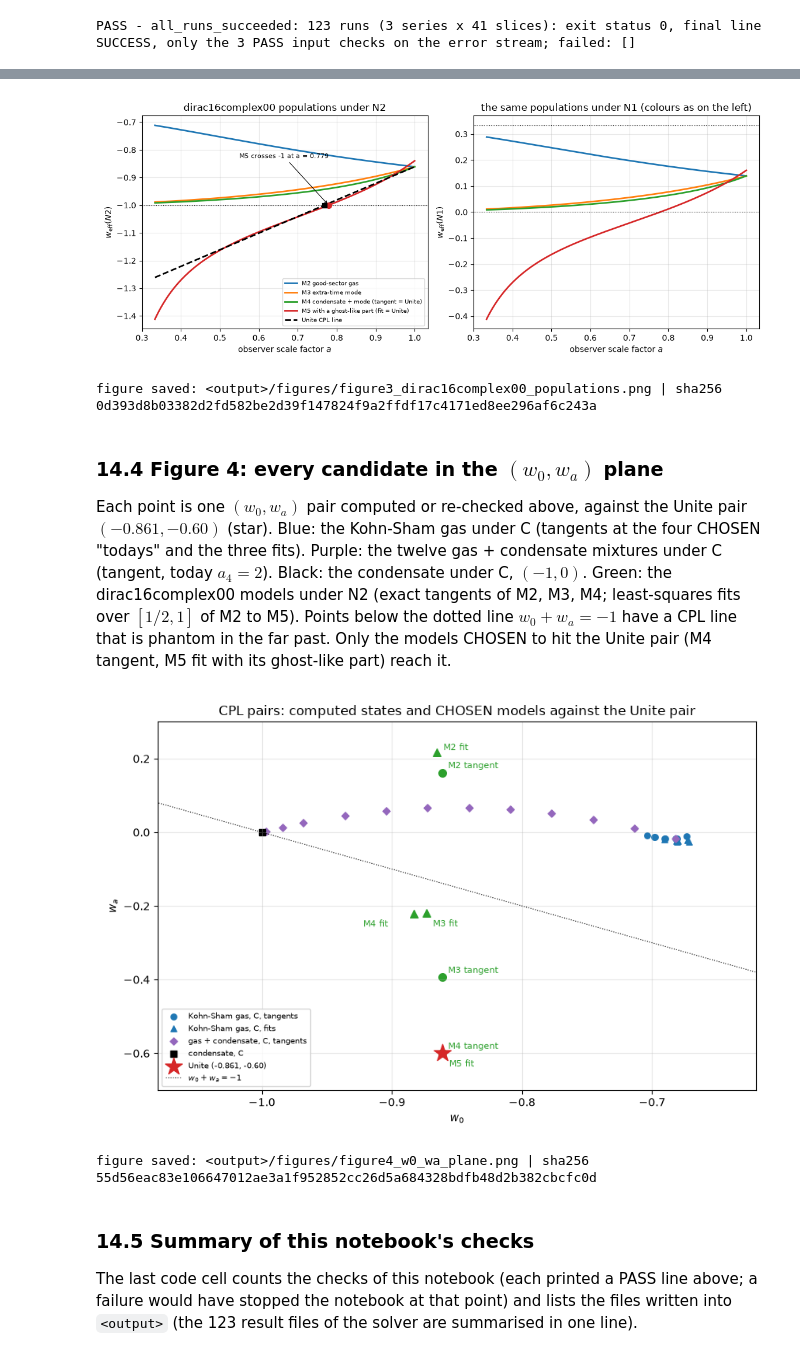
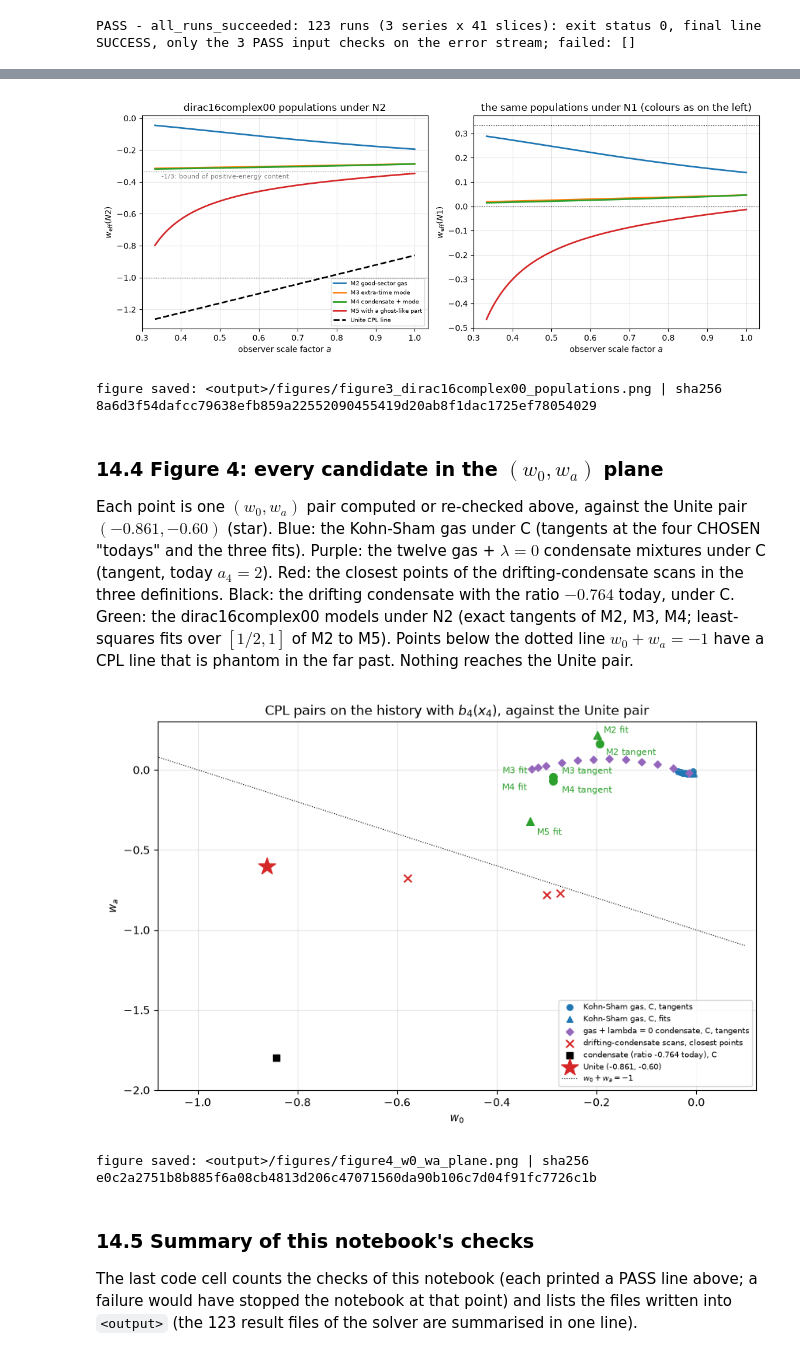
Before and after one commit to once-ere/Dirac_claude, a Jupyter notebook: Revision/notebooks/dark_sector_hypotheses.ipynb, the cells around one changed output, grey strips where cells are left out. Drawn from its saved outputs; the diff is of its cells as text; code cells hidden in the pictures.

```diff
--- a/Revision/notebooks/dark_sector_hypotheses.ipynb
+++ b/Revision/notebooks/dark_sector_hypotheses.ipynb
@@ -674,8 +751,10 @@ and $P_3 = P_t$.
 # %%
-rows = ["| series | $a_4$ | $E$ | $P_3$ | $P_t$ | $P_0$ |", "|---|---|---|---|---|---|"]
+rows = ["| series | $a_4$ | $b_4/b_4(0)$ | $\\lambda_\\mathrm{eff}$ | $E$ | $P_3$ | $P_t$ | $P_0$ |",
+        "|---|---|---|---|---|---|---|---|"]
 for n, tag, lam in SERIES:
     for a4 in (0.0, 0.5, 1.0, 1.5, 2.0):
         r = ROWS[rid_of(n, tag, a4)]
-        rows.append(f"| N{n}_{tag} | {a4:.2f} | {r['int_rho']:.9e} | {r['int_p3']:.9e} | {r['int_p_t']:.9e} | {r['int_p0']:.9e} |")
+        rows.append(f"| N{n}_{tag} | {a4:.2f} | {r['b4_over_b4_0']:.6f} | {r['lambda_eff']:.6e} | {r['int_rho']:.9e} | "
+                    f"{r['int_p3']:.9e} | {r['int_p_t']:.9e} | {r['int_p0']:.9e} |")
 display(Markdown("\n".join(rows)))
 # %% [output]
@@ -918,7 +1026,7 @@ for sid, e in EOS.items():
         w0r, war, wcr = cpl_fit(lambda aa, t=t: interp(a4, w3, t + np.log(aa)), a1)
         fits.append({"a4_today": t, "a_range": [r12(a1), 1.0],
                      "w_eff_A_B": {"w0": r12(w0A), "wa": r12(waA), "w_const": r12(wcA)},
-                     "w_eff_C": {"w0": r12(w0A - 1), "wa": r12(waA), "w_const": r12(wcA - 1)},
+                     "w_eff_C": {"w0": r12(w0A - 1 + 0.5 * BETA), "wa": r12(waA), "w_const": r12(wcA - 1 + 0.5 * BETA)},
                      "ratio_w3": {"w0": r12(w0r), "wa": r12(war), "w_const": r12(wcr)}})
     E, dE = e["E"], e["dE"]
     mine = {"series": sid, "N": int(sid[1:].split("_")[0]), "lambda": e["lambda"],
@@ -1536,18 +1678,16 @@ under N1 (= the reading B of section 4.3): M2 is the dark-matter-like law from 1
 a3 = np.linspace(1 / 3, 1.0, 400)
 fig, (ax1, ax2) = plt.subplots(1, 2, figsize=(11.5, 4.6))
 names = {"M2_positive_good_sector_gas": "M2 good-sector gas", "M3_positive_extra_time_mode": "M3 extra-time mode",
-         "M4_condensate_plus_extra_time_mode": "M4 condensate + mode (tangent = Unite)",
-         "M5_with_ghost_component": "M5 with a ghost-like part (fit = Unite)"}
+         "M4_condensate_plus_extra_time_mode": "M4 condensate + mode",
+         "M5_with_ghost_component": "M5 with a ghost-like part"}
 for k, (name, comps) in enumerate(FLOAT_MODELS.items()):
     vals = [parts(comps, float(x), math.sqrt) for x in a3]
-    ax1.plot(a3, [-1 + E / R for R, E, _ in vals], color=f"C{k}", lw=2, label=names[name])
+    ax1.plot(a3, [-1 + 2 / 3 + E / R for R, E, _ in vals], color=f"C{k}", lw=2, label=names[name])
     ax2.plot(a3, [E / R for R, E, _ in vals], color=f"C{k}", lw=2, label=names[name])
 ax1.plot(a3, UNITE["w0"] + UNITE["wa"] * (1 - a3), color="k", lw=2, ls="--", label="Unite CPL line")
 ax1.axhline(-1, color="k", lw=0.8, ls=":")
-ax1.plot([float(a_cross)], [-1], "o", color="C3", ms=7)
-ax1.plot([461 / 600], [-1], "s", color="k", ms=6)
-ax1.annotate("M5 crosses -1 at a = 0.779", (float(a_cross), -1), (0.55, -0.83), fontsize=8,
-             arrowprops={"arrowstyle": "->", "lw": 0.8})
+ax1.axhline(-1 / 3, color="C7", lw=0.8, ls=":")
+ax1.text(0.35, -1 / 3 - 0.045, "-1/3: bound of positive-energy content", fontsize=8, color="C7")
 ax1.set_xlabel("observer scale factor $a$")
 ax1.set_ylabel(r"$w_\mathrm{eff}(N2)$")
 ax1.set_title("dirac16complex00 populations under N2")
@@ -1562,52 +1702,59 @@ ax2.grid(True, alpha=0.3)
 fig.tight_layout()
 save_and_show(fig, "figure3_dirac16complex00_populations.png")
 # %% [output]
-[figure, old version]
+[figure, new version]
-figure saved: <output>/figures/figure3_dirac16complex00_populations.png | sha256 0d393d8b03382d2fd582be2d39f147824f9a2ffdf17c4171ed8ee296af6c243a
+figure saved: <output>/figures/figure3_dirac16complex00_populations.png | sha256 8a6d3f54dafcc79638efb859a22552090455419d20ab8f1dac1725ef78054029
 # %% [markdown]
 ### 14.4 Figure 4: every candidate in the $(w_0, w_a)$ plane
 
 Each point is one $(w_0, w_a)$ pair computed or re-checked above, against the Unite pair $(-0.861, -0.60)$
-(star). Blue: the Kohn-Sham gas under C (tangents at the four CHOSEN "todays" and the three fits). Purple:
-the twelve gas + condensate mixtures under C (tangent, today $a_4 = 2$). Black: the condensate under C,
-$(-1, 0)$. Green: the dirac16complex00 models under N2 (exact tangents of M2, M3, M4; least-squares fits
-over $[1/2, 1]$ of M2 to M5). Points below the dotted line $w_0 + w_a = -1$ have a CPL line that is
-phantom in the far past. Only the models CHOSEN to hit the Unite pair (M4 tangent, M5 fit with its
-ghost-like part) reach it.
+(star). Blue: the Kohn-Sham gas under C (tangents at the four CHOSEN "todays" and the three fits). Purple: the
+twelve gas + $\lambda = 0$ condensate mixtures under C (tangent, today $a_4 = 2$). Red: the closest points of the
+drifting-condensate scans in the three definitions. Black: the drifting condensate with the ratio $-0.764$ today,
+under C. Green: the dirac16complex00 models under N2 (exact tangents of M2, M3, M4; least-squares fits over
+$[1/2, 1]$ of M2 to M5). Points below the dotted line $w_0 + w_a = -1$ have a CPL line that is phantom in the far
+past. Nothing reaches the Unite pair.
 # %%
 fig, ax = plt.subplots(figsize=(8.5, 5.6))
 gas_t = [(t["w_eff_C"]["w0"], t["w_eff_C"]["wa"]) for s in ("N688_lam0", "N136_lam0") for t in CPL[s]["cplTangent"]]
 gas_f = [(f["w_eff_C"]["w0"], f["w_eff_C"]["wa"]) for s in ("N688_lam0", "N136_lam0") for f in CPL[s]["cplFits"]]
 ax.scatter(*zip(*gas_t), color="C0", marker="o", s=28, label="Kohn-Sham gas, C, tangents")
 ax.scatter(*zip(*gas_f), color="C0", marker="^", s=28, label="Kohn-Sham gas, C, fits")
 mixC = [(m["w_eff_C"]["w0"], m["w_eff_C"]["wa"]) for m in MIX]
-ax.scatter(*zip(*mixC), color="C4", marker="D", s=22, label="gas + condensate, C, tangents")
-ax.scatter([-1.0], [0.0], color="k", marker="s", s=40, label="condensate, C")
+ax.scatter(*zip(*mixC), color="C4", marker="D", s=22, label="gas + lambda = 0 condensate, C, tangents")
+for k, (d, sc) in enumerate(SCANS.items()):
+    ax.scatter([sc["closest"]["w0"]], [sc["closest"]["wa"]], color="C3", marker="x", s=48,
+               label="drifting-condensate scans, closest points" if k == 0 else None)
+ax.scatter([COND["w_eff_C_today_at_that_u"]], [COND["wa_A_B_C_at_that_u"]], color="k", marker="s", s=40,
+           label="condensate (ratio -0.764 today), C")
+TAN_LABEL_OFFSET = {"M2": (6, -10), "M3": (8, 3), "M4": (8, -11)}
 for name, (w0, wa) in TAN00.items():
+    short = name.split("_")[0]
     ax.scatter([float(w0)], [float(wa)], color="C2", marker="o", s=48)
-    ax.annotate(name.split("_")[0] + " tangent", (float(w0), float(wa)), (5, 4), textcoords="offset points", fontsize=8, color="C2")
-FIT_LABEL_OFFSET = {"M2": (6, 2), "M3": (6, -12), "M4": (-46, -12), "M5": (6, -12)}
+    ax.annotate(short + " tangent", (float(w0), float(wa)), TAN_LABEL_OFFSET[short], textcoords="offset points",
+                fontsize=8, color="C2")
+FIT_LABEL_OFFSET = {"M2": (6, 2), "M3": (-46, 3), "M4": (-46, -11), "M5": (6, -12)}
 for name in FLOAT_MODELS:
     fit = MODELS[name]["N2"]["fit_a_1/2_to_1"]
     short = name.split("_")[0]
     ax.scatter([float(fit["w0"])], [float(fit["wa"])], color="C2", marker="^", s=48)
     ax.annotate(short + " fit", (float(fit["w0"]), float(fit["wa"])), FIT_LABEL_OFFSET[short], textcoords="offset points",
                 fontsize=8, color="C2")
 ax.scatter([UNITE["w0"]], [UNITE["wa"]], color="C3", marker="*", s=260, zorder=5, label="Unite (-0.861, -0.60)")
-ww = np.linspace(-1.1, -0.6, 10)
+ww = np.linspace(-1.1, 0.1, 10)
 ax.plot(ww, -1 - ww, color="k", lw=0.8, ls=":", label="$w_0 + w_a = -1$")
-ax.set_xlim(-1.08, -0.62)
-ax.set_ylim(-0.7, 0.3)
+ax.set_xlim(-1.08, 0.12)
+ax.set_ylim(-2.0, 0.3)
 ax.set_xlabel("$w_0$")
 ax.set_ylabel("$w_a$")
-ax.set_title("CPL pairs: computed states and CHOSEN models against the Unite pair")
-ax.legend(fontsize=7.5, loc="lower left")
+ax.set_title("CPL pairs on the history with $b_4(x_4)$, against the Unite pair")
+ax.legend(fontsize=7, loc="lower right")
 ax.grid(True, alpha=0.3)
 fig.tight_layout()
 save_and_show(fig, "figure4_w0_wa_plane.png")
 # %% [output]
-[figure, old version]
+[figure, new version]
-figure saved: <output>/figures/figure4_w0_wa_plane.png | sha256 55d56eac83e106647012ae3a1f952852cc26d5a684328bdfb48d2b382cbcfc0d
+figure saved: <output>/figures/figure4_w0_wa_plane.png | sha256 e0c2a2751b8b885f6a08cb4813d206c47071560da90b106c7d04f91fc7726c1b
 # %% [markdown]
 ### 14.5 Summary of this notebook's checks
 
```
Also changed, not shown: parts of 38 cells of this notebook, 2 other files.
